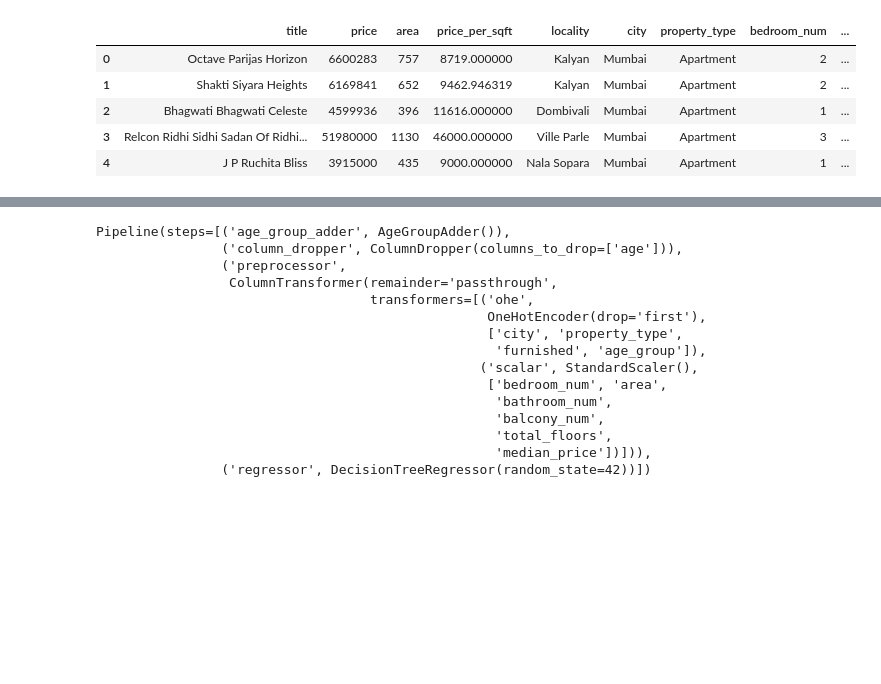
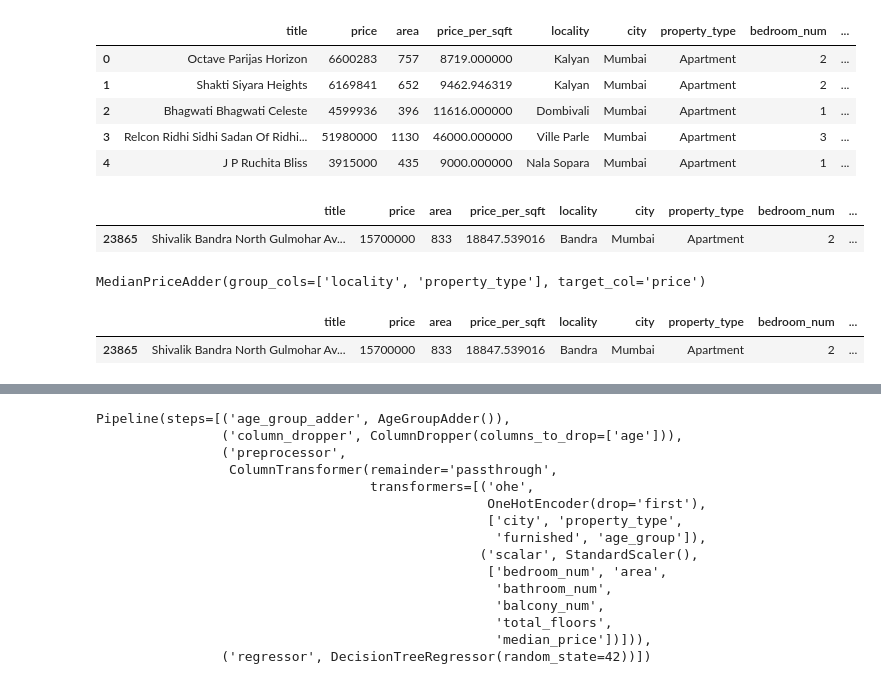
Before and after one commit to Prem-Poudel/house-price-pred, a Jupyter notebook: notebook/Model Trainer.ipynb, the cells around one changed output, grey strips where cells are left out. Saved outputs shown, nothing was run; the diff lists cells and outputs as text; code cells hidden in the pictures; blank space fills up the shorter version.

```diff
--- a/notebook/Model Trainer.ipynb
+++ b/notebook/Model Trainer.ipynb
@@ -81,0 +106,16 @@ class ColumnDropper(BaseEstimator, TransformerMixin):
+# %%
+sample = df.sample(1)
+sample
+# %% [output]
+|  | title | price | area | price_per_sqft | locality | city | property_type | bedroom_num | ... |
+| 23865 | Shivalik Bandra North Gulmohar Av... | 15700000 | 833 | 18847.539016 | Bandra | Mumbai | Apartment | 2 | ... |
+# %%
+median_adder = MedianPriceAdder(group_cols=["locality", "property_type"], target_col="price")
+median_adder.fit(df)
+# %% [output]
+MedianPriceAdder(group_cols=['locality', 'property_type'], target_col='price')
+# %%
+median_adder.transform(sample)
+# %% [output]
+|  | title | price | area | price_per_sqft | locality | city | property_type | bedroom_num | ... |
+| 23865 | Shivalik Bandra North Gulmohar Av... | 15700000 | 833 | 18847.539016 | Bandra | Mumbai | Apartment | 2 | ... |
```
Also changed, not shown: parts of 17 cells of this notebook, 12 other files.
